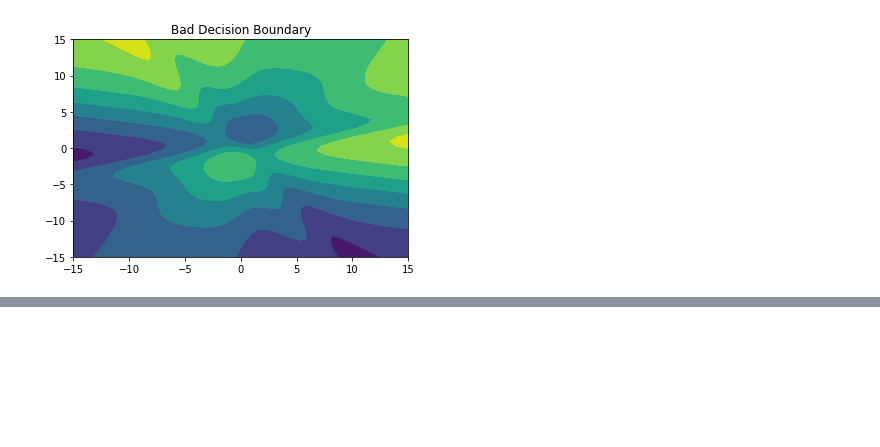
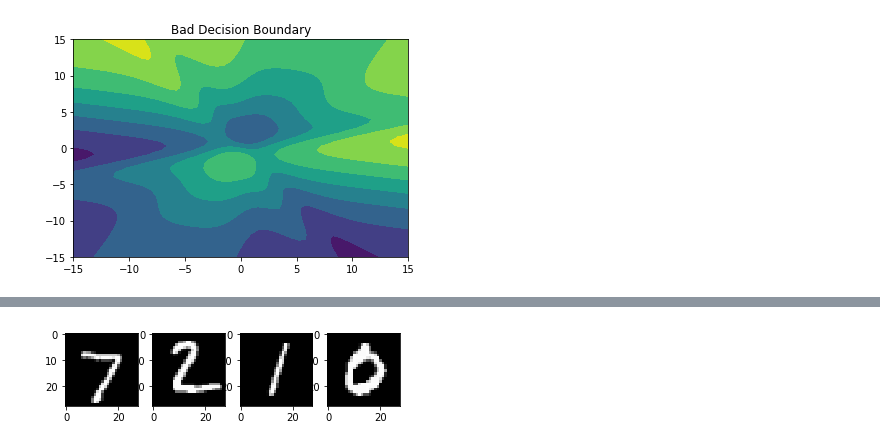
Before and after one commit to JaneliaMLCourse/JaneliaMLCourse, a Jupyter notebook: lecture_3/lab_3_solutions.ipynb, the cells around one changed output, grey strips where cells are left out. Saved outputs shown, nothing was run; the diff lists cells and outputs as text; code cells hidden in the pictures; blank space fills up the shorter version.

```diff
--- a/lecture_3/lab_3_solutions.ipynb
+++ b/lecture_3/lab_3_solutions.ipynb
@@ -259,0 +297,90 @@ plt.show()
+# %%
+from keras.utils import to_categorical
+from keras.models import Sequential
+from keras.layers import Dense, Flatten, Dropout, Conv2D, MaxPooling2D
+
+"""
+We need to add a channel dimension
+to the image input.
+"""
+x_train = x_train.reshape(x_train.shape[0],
+                          x_train.shape[1],
+                          x_train.shape[2],
+                          1)
+x_test = x_test.reshape(x_test.shape[0],
+                        x_test.shape[1],
+                        x_test.shape[2],
+                        1)
+"""
+Train the image using 32-bit floats normalized
+between 0 and 1 for numerical stability.
+"""
+x_train = x_train.astype('float32')
+x_test = x_test.astype('float32')
+x_train /= 255
+x_test /= 255
+input_shape = (x_train.shape[1], x_train.shape[2], 1)
+
+"""
+Output should be a 10 dimensional 1-hot vector,
+not just an integer denoting the digit.
+This is due to our use of softmax to "squish" network
+output for classification.
+"""
+y_train = to_categorical(y_train, 10)
+y_test = to_categorical(y_test, 10)
+
+
+"""
+We construct a CNN with 2 convolution layers
+and use max-pooling between each convolution layer;
+we finish with two dense layers for classification.
+"""
+cnn_model = Sequential()
+cnn_model.add(Conv2D(filters=32,
+                     kernel_size=(3,3),
+                     activation='relu',
+                     input_shape=input_shape))
+cnn_model.add(MaxPooling2D(pool_size=(2, 2)))
+cnn_model.add(Conv2D(filters=32,
+                     kernel_size=(3, 3),
+                     activation='relu'))
+cnn_model.add(MaxPooling2D(pool_size=(2, 2)))
+cnn_model.add(Flatten())
+cnn_model.add(Dense(64, activation='relu'))
+cnn_model.add(Dense(10, activation='softmax')) # softmax for classification
+
+cnn_model.compile(loss='categorical_crossentropy',
+                  optimizer='adagrad', # adaptive optimizer (still similar to SGD)
+                  metrics=['accuracy'])
+
+"""Train the CNN model and evaluate test accuracy."""
+cnn_model.fit(x_train,
+             y_train,
+             batch_size=128,
+             epochs=10,
+             verbose=1,
+             validation_data=(x_test, y_test)) # never actually validate using test data!
+
+
+score = cnn_model.evaluate(x_test, y_test, verbose=0)
+print('MNIST test set accuracy:', score[1])
+
+"""Visualize some test data and network output."""
+y_predict = cnn_model.predict(x_test, verbose=0)
+y_predict_digits = [np.argmax(y_predict[i]) for i in range(y_predict.shape[0])]
+plt.subplot(1,4,1)
+plt.imshow(x_test[0,:,:,0], cmap=plt.get_cmap('gray'))
+plt.subplot(1,4,2)
+plt.imshow(x_test[1,:,:,0], cmap=plt.get_cmap('gray'))
+plt.subplot(1,4,3)
+plt.imshow(x_test[2,:,:,0], cmap=plt.get_cmap('gray'))
+plt.subplot(1,4,4)
+plt.imshow(x_test[3,:,:,0], cmap=plt.get_cmap('gray'))
+plt.show()
+
+print("CNN predictions: {0}, {1}, {2}, {3}".format(y_predict_digits[0],
+                                                   y_predict_digits[1],
+                                                   y_predict_digits[2],
+                                                   y_predict_digits[3]))
+# %% [output]
@@ -259,0 +404 @@ plt.show()
+[figure, added]
```
Also changed, not shown: parts of 6 cells of this notebook.
